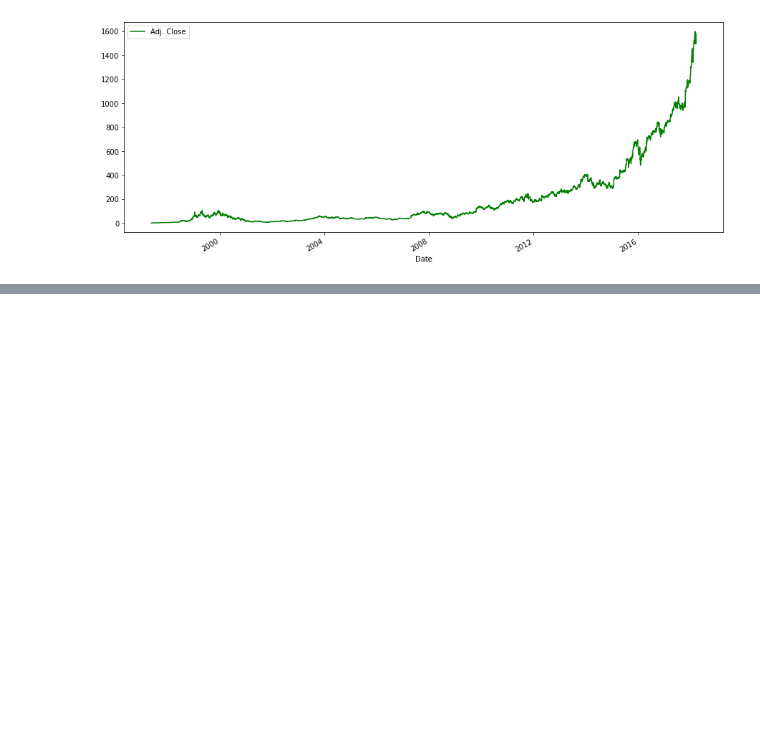
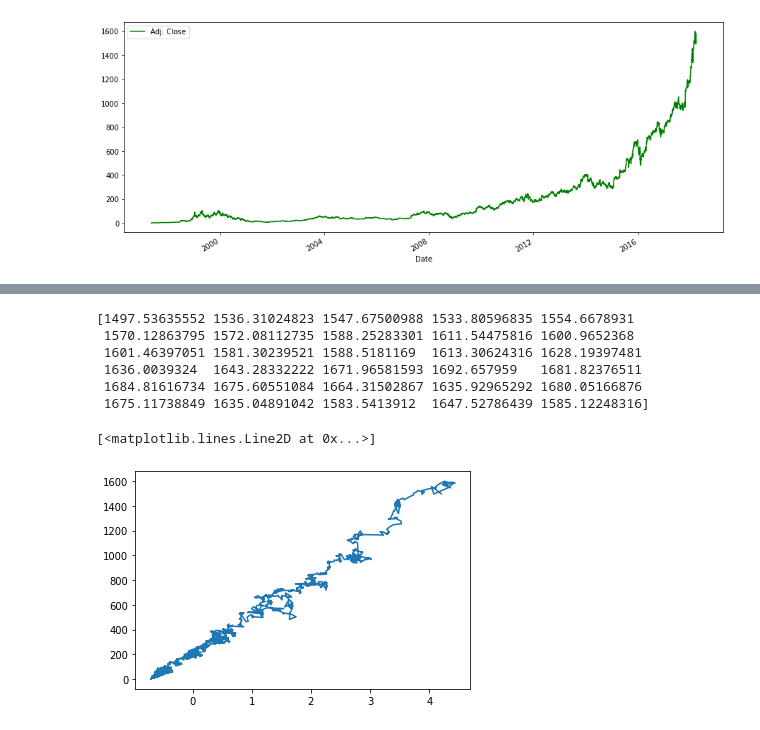
Before and after one commit to Baljot-cyber/Machine-learning-stockpicker, a Jupyter notebook: machine learning stock picker.ipynb, the cells around one changed output, grey strips where cells are left out. Saved outputs shown, nothing was run; the diff lists cells and outputs as text; code cells hidden in the pictures; blank space fills up the shorter version.

Commit message:
finished stock prediction algo
using linear regression to predict next 30 days of AMZN stock in 2017

```diff
--- a/machine learning stock picker.ipynb
+++ b/machine learning stock picker.ipynb
@@ -53,0 +51,26 @@ array([1.54166667e+00, 1.51583333e+00, 1.58833333e+00, ...,
+# %%
+# applying linear regression
+
+X_train, X_test, y_train, y_test = train_test_split(X, y, test_size=0.2)
+
+# create model
+clf = LinearRegression()
+clf.fit(X_train, y_train)
+
+# confidence in model
+confidence = clf.score(X_test, y_test)
+
+forecast_predicted = clf.predict(X_forecast)
+print(forecast_predicted)
+# %% [output]
+[1497.53635552 1536.31024823 1547.67500988 1533.80596835 1554.6678931
+ 1570.12863795 1572.08112735 1588.25283301 1611.54475816 1600.9652368
+ 1601.46397051 1581.30239521 1588.5181169  1613.30624316 1628.19397481
+ 1636.0039324  1643.28332222 1671.96581593 1692.657959   1681.82376511
+ 1684.81616734 1675.60551084 1664.31502867 1635.92965292 1680.05166876
+ 1675.11738849 1635.04891042 1583.5413912  1647.52786439 1585.12248316]
+# %%
+plt.plot(X, y)
+# %% [output]
+[<matplotlib.lines.Line2D at 0x...>]
+[figure, added]
```
Also changed, not shown: parts of 4 cells of this notebook.
